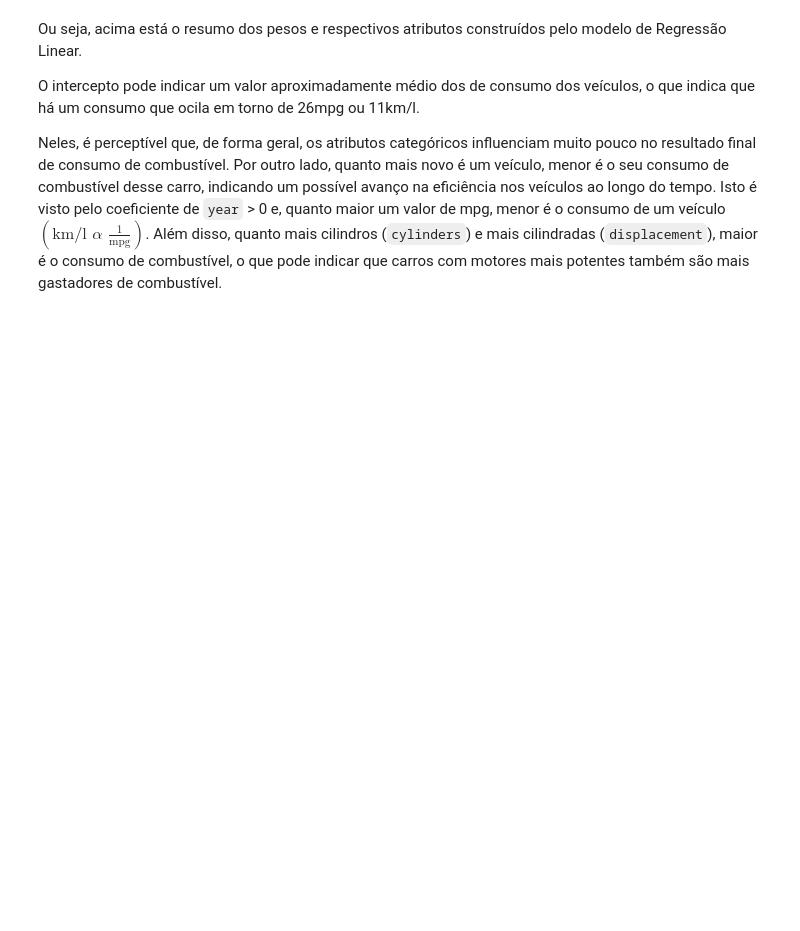
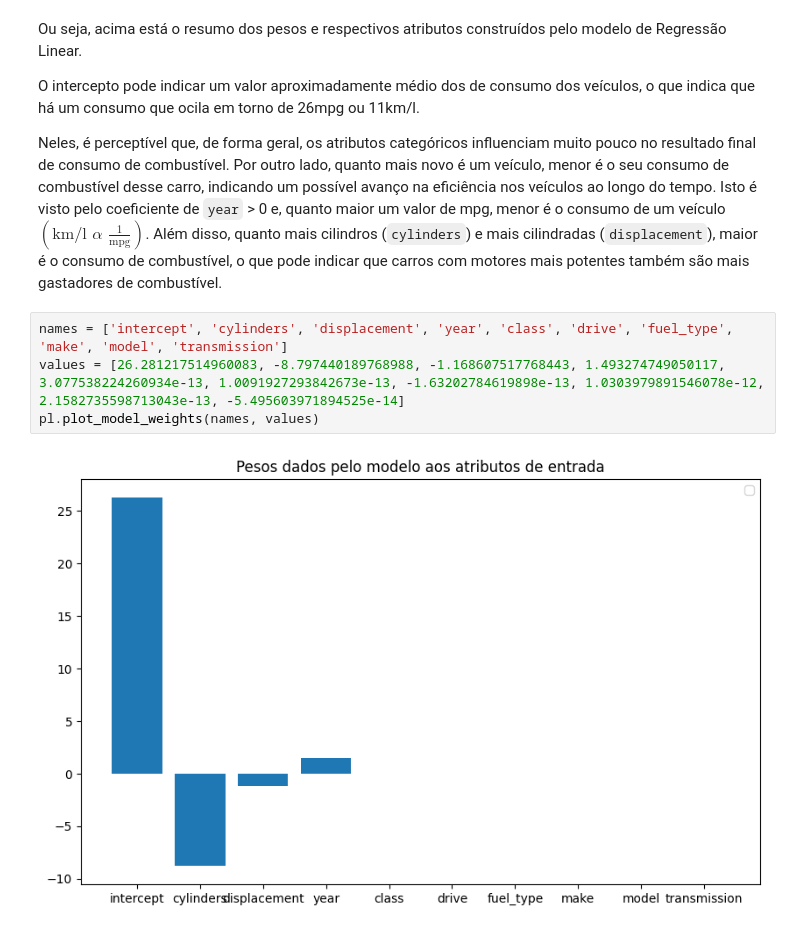
Before and after one commit to PLLima/Car-Fuel-Efficiency-Predictor, a Jupyter notebook: src/model_analysis.ipynb, the cells around one changed output. Drawn from its saved outputs; the diff is of its cells as text; blank space fills up the shorter version.

```diff
--- a/src/model_analysis.ipynb
+++ b/src/model_analysis.ipynb
@@ -353,3 +348,9 @@ Ou seja, acima está o resumo dos pesos e respectivos atributos construídos pel
 O intercepto pode indicar um valor aproximadamente médio dos de consumo dos veículos, o que indica que há um consumo que ocila em torno de 26mpg ou 11km/l.
 
 Neles, é perceptível que, de forma geral, os atributos categóricos influenciam muito pouco no resultado final de consumo de combustível. Por outro lado, quanto mais novo é um veículo, menor é o seu consumo de combustível desse carro, indicando um possível avanço na eficiência nos veículos ao longo do tempo. Isto é visto pelo coeficiente de `year` > 0 e, quanto maior um valor de mpg, menor é o consumo de um veículo $ \left( \text{km/l} \,\, \alpha \,\, \frac{1}{\text{mpg}} \right) $. Além disso, quanto mais cilindros (`cylinders`) e mais cilindradas (`displacement`), maior é o consumo de combustível, o que pode indicar que carros com motores mais potentes também são mais gastadores de combustível.
+# %%
+names = ['intercept', 'cylinders', 'displacement', 'year', 'class', 'drive', 'fuel_type', 'make', 'model', 'transmission']
+values = [26.281217514960083, -8.797440189768988, -1.168607517768443, 1.493274749050117, 3.077538224260934e-13, 1.0091927293842673e-13, -1.63202784619898e-13, 1.0303979891546078e-12, 2.1582735598713043e-13, -5.495603971894525e-14]
+pl.plot_model_weights(names, values)
+# %% [output]
+[figure, added]
```
Also changed, not shown: parts of 3 cells of this notebook, 3 other files.
